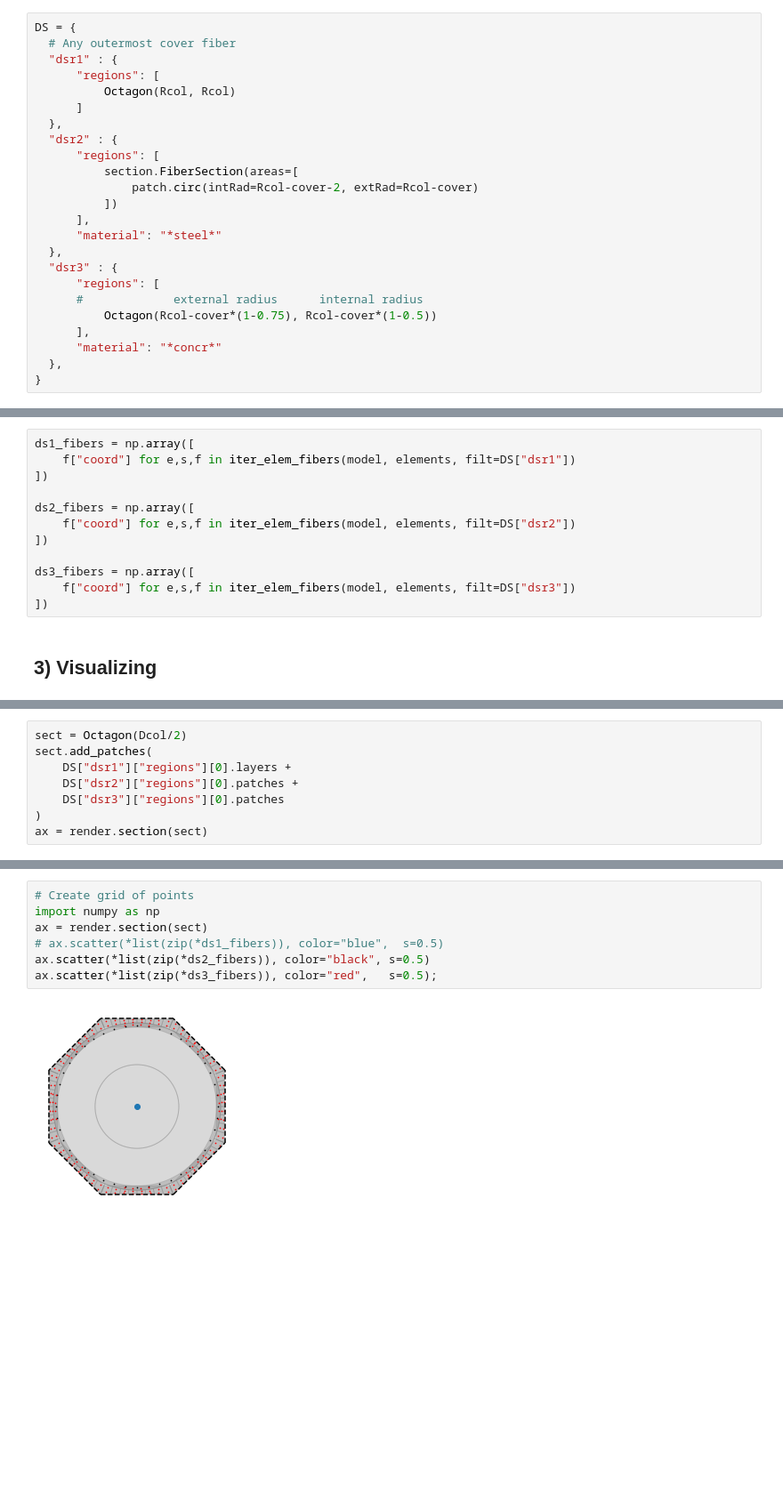
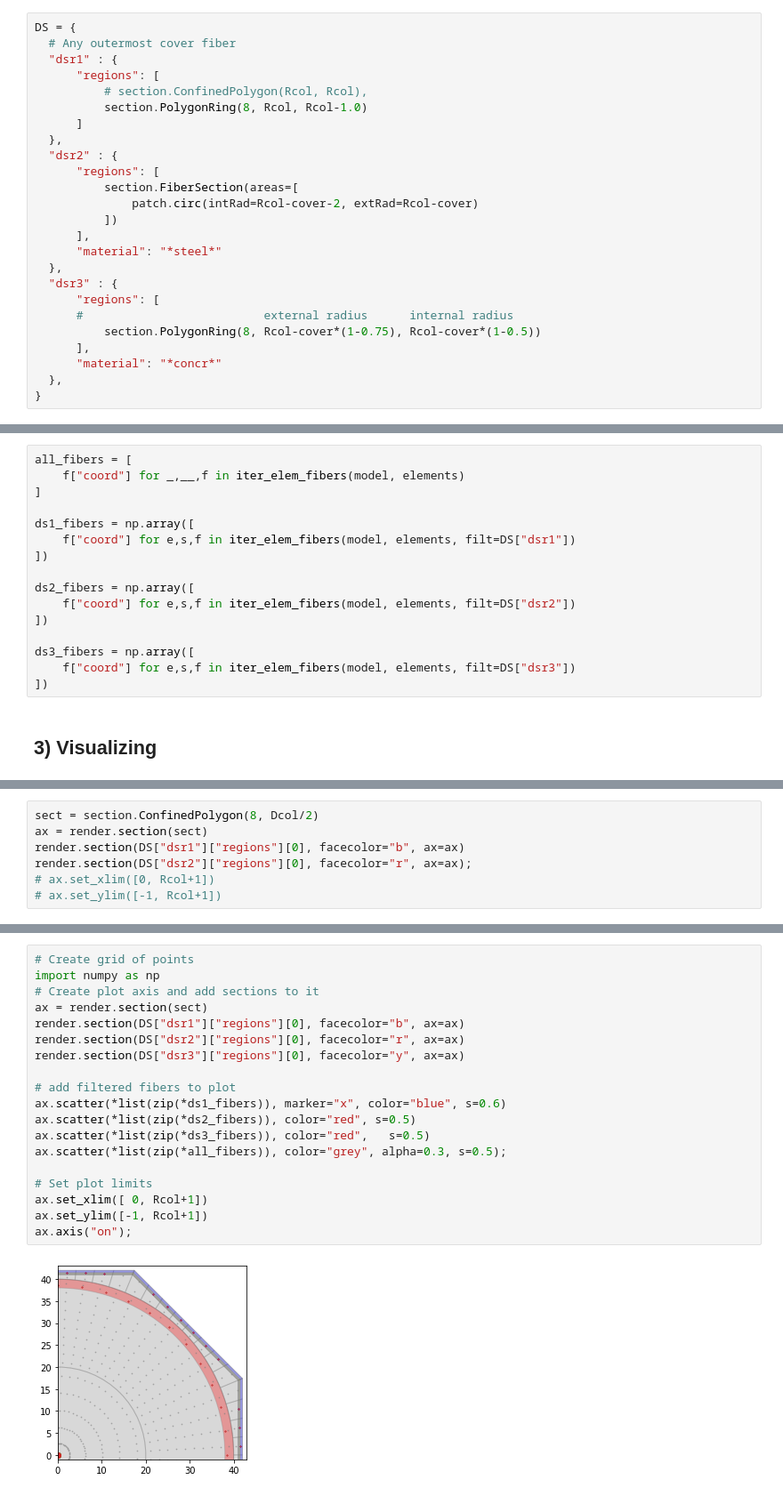
Before and after one commit to BRACE2/Scripts, a Jupyter notebook: SectionRegions/Tests_2.ipynb, the cells around one changed output, grey strips where cells are left out. Shown: that part at 89% size. Cells and saved outputs as stored; diff of their text form; blank space fills up the shorter version.

```diff
--- a/SectionRegions/Tests_2.ipynb
+++ b/SectionRegions/Tests_2.ipynb
@@ -101,7 +94,8 @@ DS = {
   # Any outermost cover fiber
   "dsr1" : {
       "regions": [
-          Octagon(Rcol, Rcol)
+          # section.ConfinedPolygon(Rcol, Rcol),
+          section.PolygonRing(8, Rcol, Rcol-1.0)
       ]
   },
   "dsr2" : {
@@ -114,8 +108,8 @@ DS = {
   },
   "dsr3" : {
       "regions": [
-      #             external radius      internal radius
-          Octagon(Rcol-cover*(1-0.75), Rcol-cover*(1-0.5))
+      #                          external radius      internal radius
+          section.PolygonRing(8, Rcol-cover*(1-0.75), Rcol-cover*(1-0.5))
       ],
       "material": "*concr*"
   },
@@ -134,4 +130,8 @@ with open(model_file, "r") as f:
 # %%
+all_fibers = [
+    f["coord"] for _,__,f in iter_elem_fibers(model, elements)
+]
+
 ds1_fibers = np.array([
     f["coord"] for e,s,f in iter_elem_fibers(model, elements, filt=DS["dsr1"])
 ])
@@ -153,9 +148,8 @@ of `Patch` objects; this list is constructed in the following cell by concatenat
 # %%
-sect = Octagon(Dcol/2)
-sect.add_patches(
-    DS["dsr1"]["regions"][0].layers +
-    DS["dsr2"]["regions"][0].patches +
-    DS["dsr3"]["regions"][0].patches
-)
+sect = section.ConfinedPolygon(8, Dcol/2)
 ax = render.section(sect)
+render.section(DS["dsr1"]["regions"][0], facecolor="b", ax=ax)
+render.section(DS["dsr2"]["regions"][0], facecolor="r", ax=ax);
+# ax.set_xlim([0, Rcol+1])
+# ax.set_ylim([-1, Rcol+1])
 # %% [output]
@@ -163,9 +157,21 @@ ax = render.section(sect)
 # %%
 # Create grid of points
 import numpy as np
+# Create plot axis and add sections to it
 ax = render.section(sect)
-# ax.scatter(*list(zip(*ds1_fibers)), color="blue",  s=0.5)
-ax.scatter(*list(zip(*ds2_fibers)), color="black", s=0.5)
-ax.scatter(*list(zip(*ds3_fibers)), color="red",   s=0.5);
+render.section(DS["dsr1"]["regions"][0], facecolor="b", ax=ax)
+render.section(DS["dsr2"]["regions"][0], facecolor="r", ax=ax)
+render.section(DS["dsr3"]["regions"][0], facecolor="y", ax=ax)
+
+# add filtered fibers to plot
+ax.scatter(*list(zip(*ds1_fibers)), marker="x", color="blue", s=0.6)
+ax.scatter(*list(zip(*ds2_fibers)), color="red", s=0.5)
+ax.scatter(*list(zip(*ds3_fibers)), color="red",   s=0.5)
+ax.scatter(*list(zip(*all_fibers)), color="grey", alpha=0.3, s=0.5);
+
+# Set plot limits
+ax.set_xlim([ 0, Rcol+1])
+ax.set_ylim([-1, Rcol+1])
+ax.axis("on");
 # %% [output]
-[figure, old version]
+[figure, new version]
```
Also changed, not shown: parts of 12 cells of this notebook, 1 other file.
